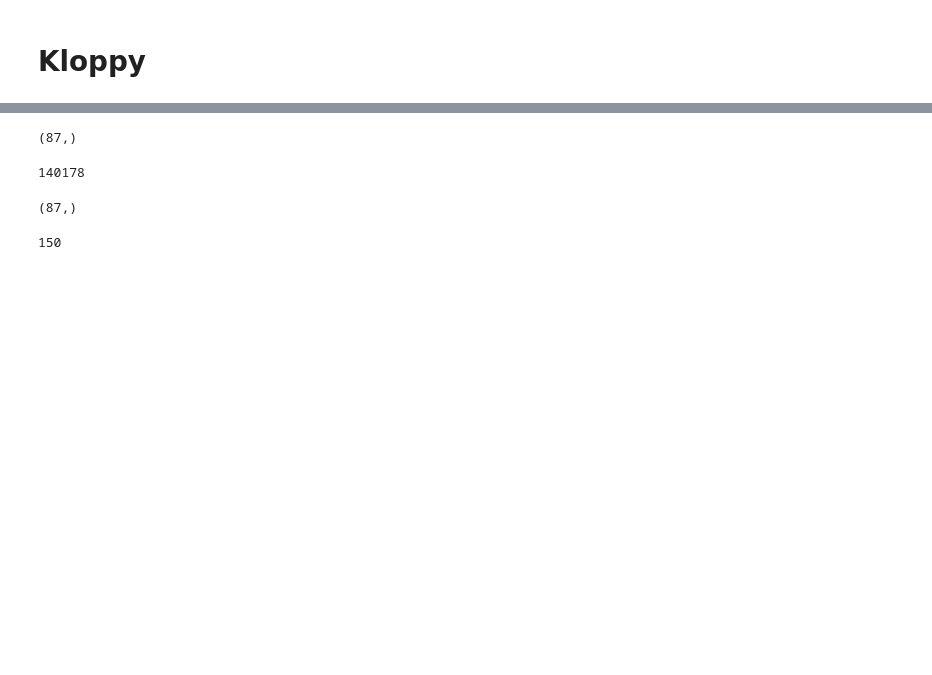
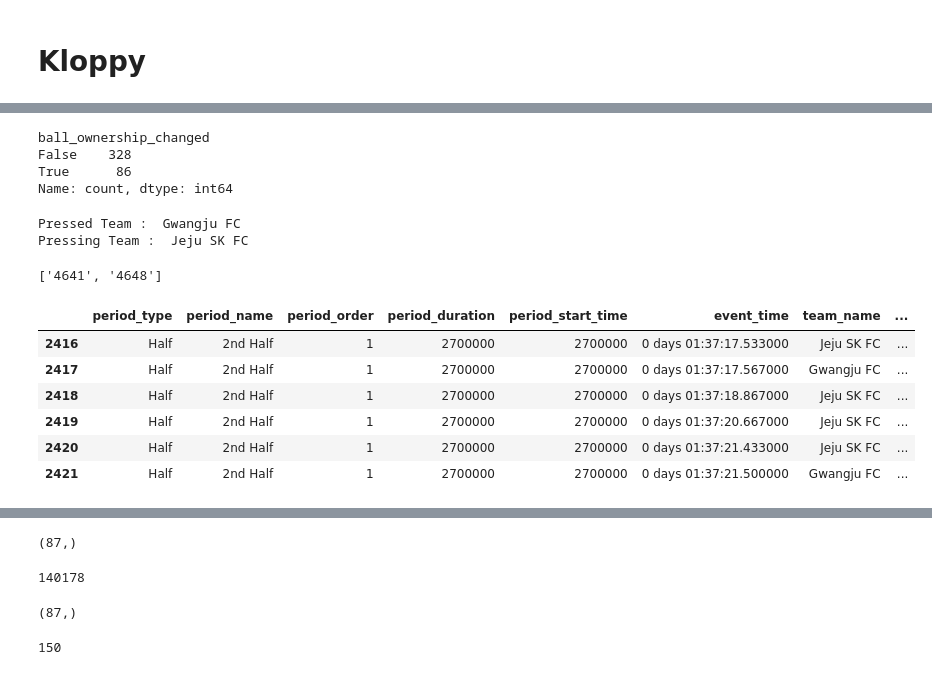
Before and after one commit to leemingo/express-v2, a Jupyter notebook: notebook/2-generate-dataset.ipynb, the cells around one changed output, grey strips where cells are left out. Saved outputs shown, nothing was run; the diff lists cells and outputs as text; code cells hidden in the pictures; blank space fills up the shorter version.

```diff
--- a/notebook/2-generate-dataset.ipynb
+++ b/notebook/2-generate-dataset.ipynb
@@ -274,0 +468,39 @@ first_frames
+# %%
+first_frames['ball_ownership_changed'].value_counts()
+# %% [output]
+ball_ownership_changed
+False    328
+True      86
+Name: count, dtype: int64
+# %%
+row = first_frames[first_frames['ball_ownership_changed'] == True].iloc[-1, :]
+
+if row['team_id'] == teams_dict['Home']['tID'].unique()[0]:
+    pressing_team = teams_dict['Away']['tID'].unique()[0]
+
+elif row['team_id'] == teams_dict['Away']['tID'].unique()[0]:
+    pressing_team = teams_dict['Home']['tID'].unique()[0]
+
+print("Pressed Team : ", TEAMID2NAME[row['team_id']])
+print("Pressing Team : ", TEAMID2NAME[pressing_team])
+# %% [output]
+Pressed Team :  Gwangju FC
+Pressing Team :  Jeju SK FC
+# %%
+check_timegap = pd.Timedelta(seconds=5)
+window_events = event_df[(event_df['event_time'] >= row['timestamp']) & (event_df['event_time'] <= row['timestamp'] + check_timegap)]
+event_teams = window_events['team_name'].unique()
+event_team_ids = [TEAMNAME2ID[x] for x in event_teams]
+event_team_ids
+# %% [output]
+['4641', '4648']
+# %%
+window_events
+# %% [output]
+|  | period_type | period_name | period_order | period_duration | period_start_time | event_time | team_name | ... |
+| 2416 | Half | 2nd Half | 1 | 2700000 | 2700000 | 0 days 01:37:17.533000 | Jeju SK FC | ... |
+| 2417 | Half | 2nd Half | 1 | 2700000 | 2700000 | 0 days 01:37:17.567000 | Gwangju FC | ... |
+| 2418 | Half | 2nd Half | 1 | 2700000 | 2700000 | 0 days 01:37:18.867000 | Jeju SK FC | ... |
+| 2419 | Half | 2nd Half | 1 | 2700000 | 2700000 | 0 days 01:37:20.667000 | Jeju SK FC | ... |
+| 2420 | Half | 2nd Half | 1 | 2700000 | 2700000 | 0 days 01:37:21.433000 | Jeju SK FC | ... |
+| 2421 | Half | 2nd Half | 1 | 2700000 | 2700000 | 0 days 01:37:21.500000 | Gwangju FC | ... |
```
Also changed, not shown: parts of 28 cells of this notebook, 12 other files.
